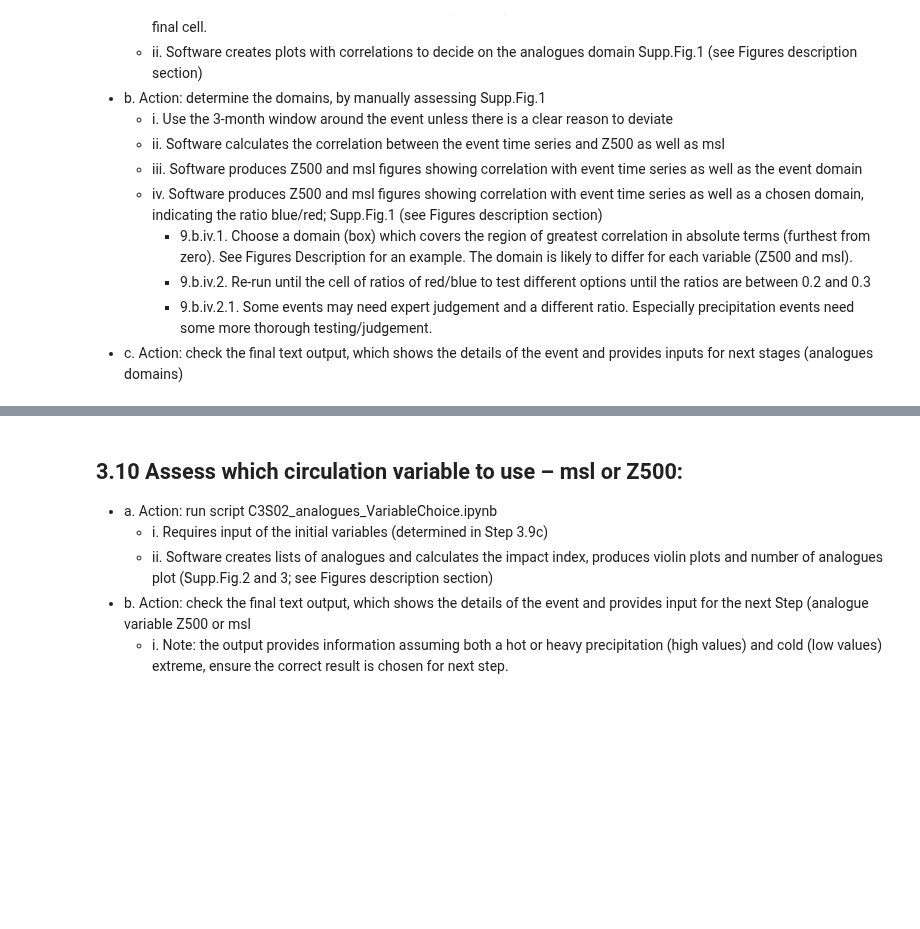
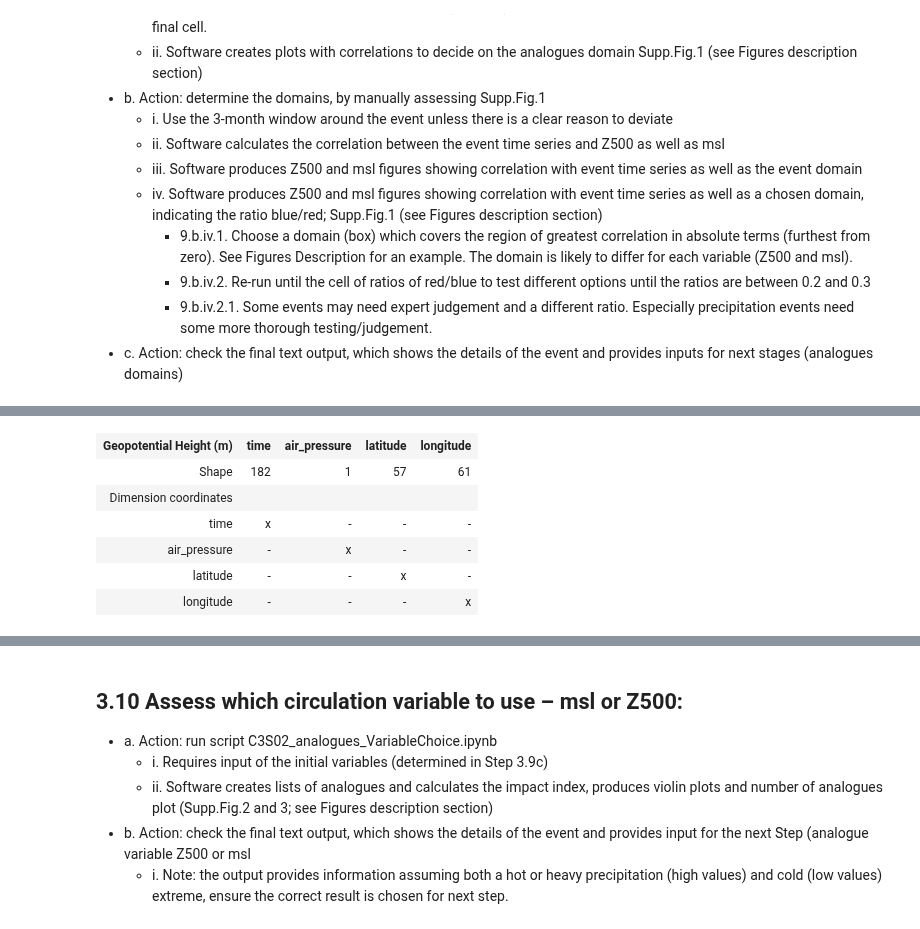
Before and after one commit to izpinto/c3s-451, a Jupyter notebook: library/C3S_CirculationAnalogues.ipynb, the cells around one changed output, grey strips where cells are left out. Drawn from its saved outputs; the diff is of its cells as text; code cells hidden in the pictures; blank space fills up the shorter version.

```diff
--- a/library/C3S_CirculationAnalogues.ipynb
+++ b/library/C3S_CirculationAnalogues.ipynb
@@ -69,0 +310,12 @@ parameter = "Tmean"
+# %%
+z500_daily_cube = gdf_to_iris_z500(z500_daily, var_name='z')
+
+z500_daily_cube
+# %% [output]
+| Geopotential Height (m) | time | air_pressure | latitude | longitude |
+| Shape | 182 | 1 | 57 | 61 |
+| Dimension coordinates |  |  |  |  |
+| time | x | - | - | - |
+| air_pressure | - | x | - | - |
+| latitude | - | - | x | - |
+| longitude | - | - | - | x |
```
Also changed, not shown: parts of 16 cells of this notebook, 3 other files.
